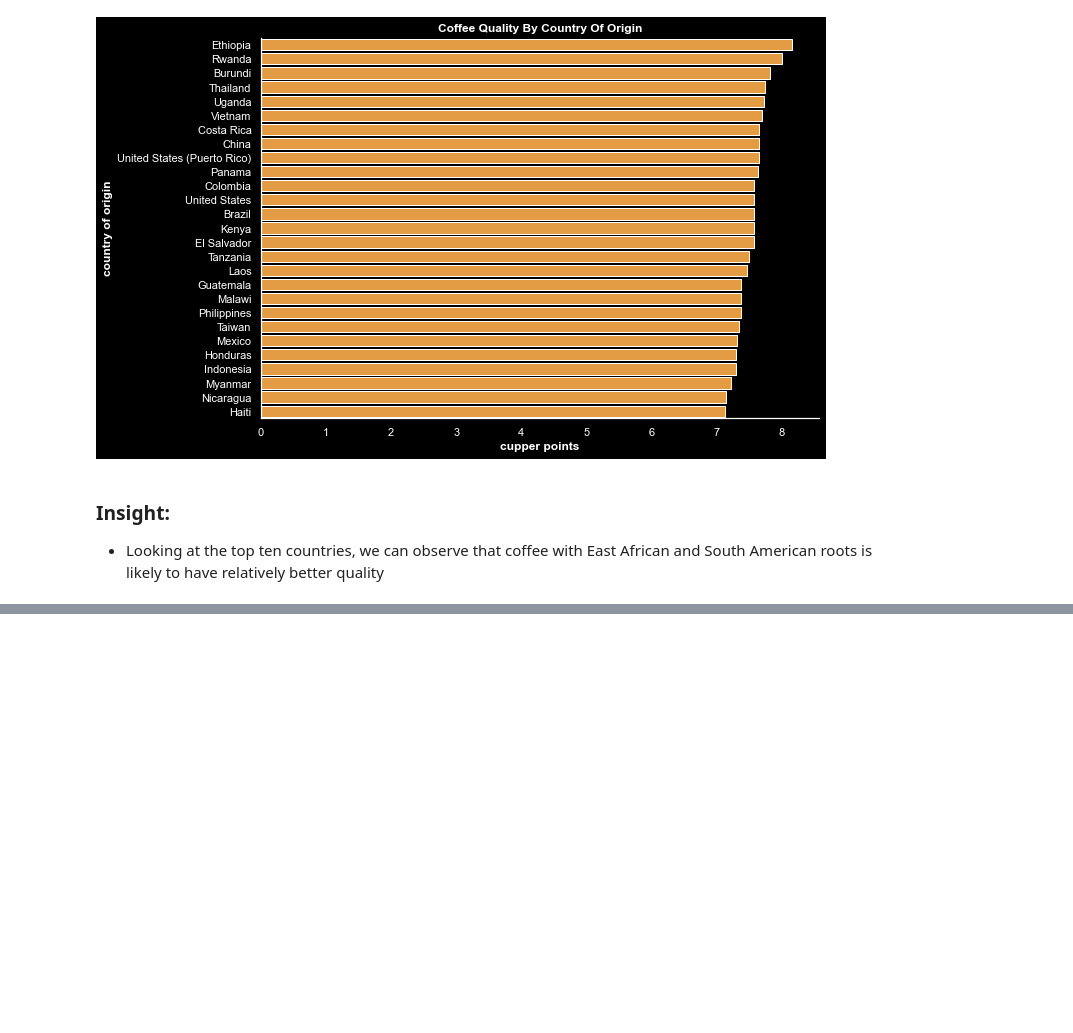
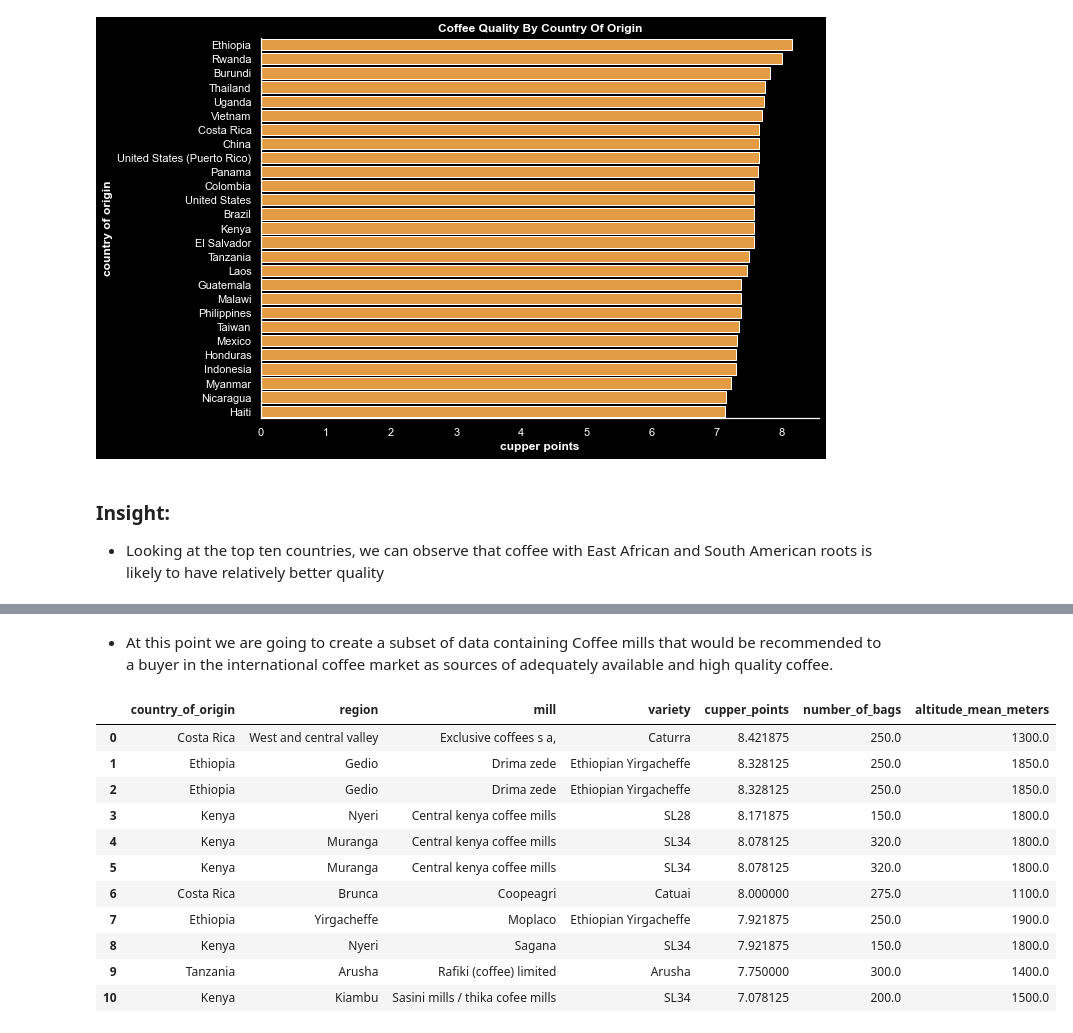
Before and after one commit to Leroywrld/Monitoring-Coffee-Quality, a Jupyter notebook: Coffee_Explore.ipynb, the cells around one changed output, grey strips where cells are left out. Saved outputs shown, nothing was run; the diff lists cells and outputs as text; code cells hidden in the pictures; blank space fills up the shorter version.

```diff
--- a/Coffee_Explore.ipynb
+++ b/Coffee_Explore.ipynb
@@ -470,0 +575,3 @@ make_barplot(df=by_country,
+# %% [markdown]
+- At this point we are going to create a subset of data containing Coffee mills that would be recommended to a buyer
+  in the international coffee market as sources of adequately available and high quality coffee.
@@ -470,0 +583,35 @@ make_barplot(df=by_country,
+# %%
+## the best varieies of coffee as derived from the bubble chart
+best_varieties = all_groups[(all_groups['variety'
+                                       ] == 'Ethiopian Yirgacheffe')|(all_groups['variety'
+                                                                                ] == 'SL34')|(all_groups['variety'] == 'Arusha')]
+# %%
+## best coffee mills as derived from the bubble chart
+best_mills = all_groups[(all_groups['mill'] == 'Metal plc')|
+           (all_groups['mill'] == 'Drima zede')|
+           (all_groups['mill'] == 'Exclusive coffees s a,')|
+           (all_groups['mill'] == 'Central kenya coffee mills')|
+           (all_groups['mill'] == 'Coopeagri')]
+# %%
+## a combined subset of the best coffee varieties and coffee mills as derived earlier
+recommended = pd.concat([best_varieties, best_mills], axis=0, join='outer'
+         ).sort_values('cupper_points', ascending=False).reset_index(drop=True)
+# %%
+## descriptive info about the best coffee varieties and mills to buy from
+recommended = recommended[['country_of_origin', 'region', 'mill',
+  'variety', 'cupper_points', 'number_of_bags', 'altitude_mean_meters']]
+# %%
+recommended
+# %% [output]
+|  | country_of_origin | region | mill | variety | cupper_points | number_of_bags | altitude_mean_meters |
+| 0 | Costa Rica | West and central valley | Exclusive coffees s a, | Caturra | 8.421875 | 250.0 | 1300.0 |
+| 1 | Ethiopia | Gedio | Drima zede | Ethiopian Yirgacheffe | 8.328125 | 250.0 | 1850.0 |
+| 2 | Ethiopia | Gedio | Drima zede | Ethiopian Yirgacheffe | 8.328125 | 250.0 | 1850.0 |
+| 3 | Kenya | Nyeri | Central kenya coffee mills | SL28 | 8.171875 | 150.0 | 1800.0 |
+| 4 | Kenya | Muranga | Central kenya coffee mills | SL34 | 8.078125 | 320.0 | 1800.0 |
+| 5 | Kenya | Muranga | Central kenya coffee mills | SL34 | 8.078125 | 320.0 | 1800.0 |
+| 6 | Costa Rica | Brunca | Coopeagri | Catuai | 8.000000 | 275.0 | 1100.0 |
+| 7 | Ethiopia | Yirgacheffe | Moplaco | Ethiopian Yirgacheffe | 7.921875 | 250.0 | 1900.0 |
+| 8 | Kenya | Nyeri | Sagana | SL34 | 7.921875 | 150.0 | 1800.0 |
+| 9 | Tanzania | Arusha | Rafiki (coffee) limited | Arusha | 7.750000 | 300.0 | 1400.0 |
+| 10 | Kenya | Kiambu | Sasini mills / thika cofee mills | SL34 | 7.078125 | 200.0 | 1500.0 |
```
Also changed, not shown: parts of 10 cells of this notebook.
